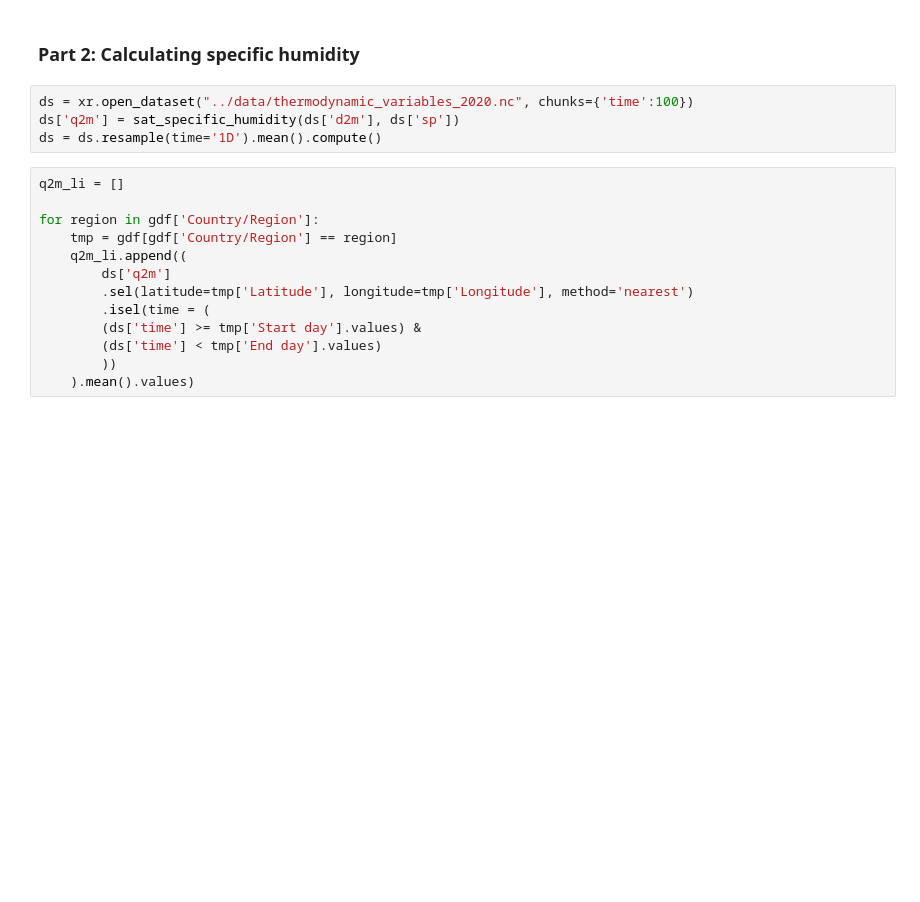
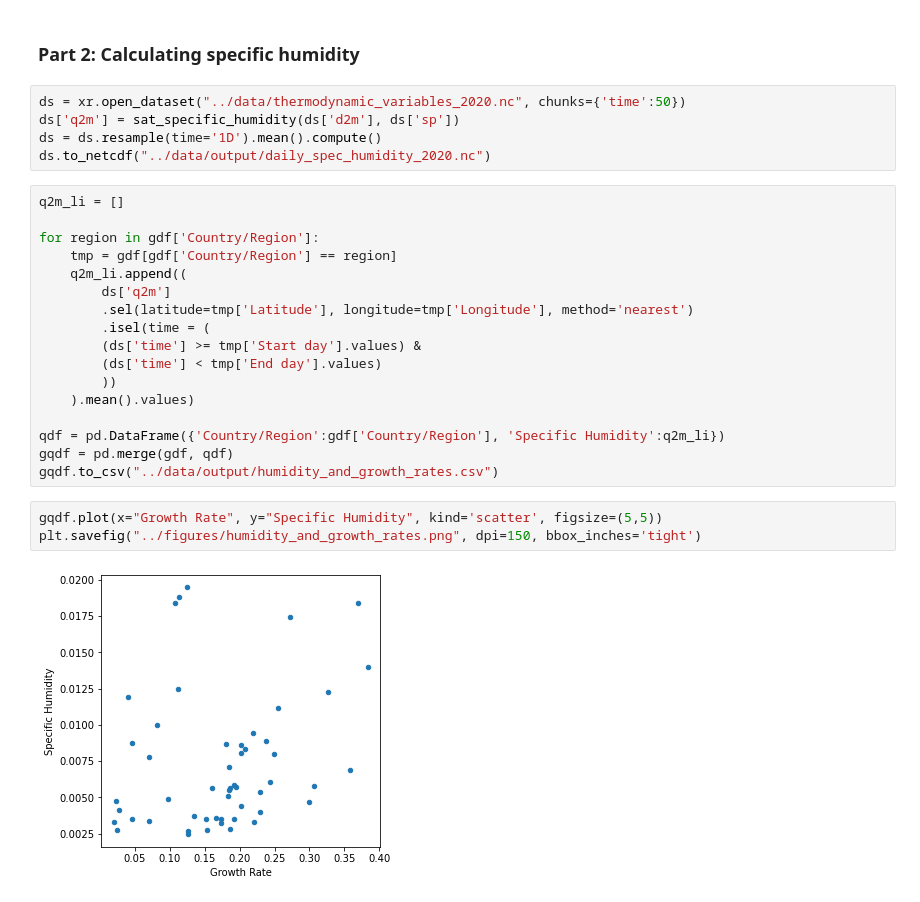
Before and after one commit to COVID-Weather/covid-environmental-factors, a Jupyter notebook: notebooks/1_humidity_and_growth_rates.ipynb, the cells around one changed output. Drawn from its saved outputs; the diff is of its cells as text; blank space fills up the shorter version.

```diff
--- a/notebooks/1_humidity_and_growth_rates.ipynb
+++ b/notebooks/1_humidity_and_growth_rates.ipynb
@@ -141,9 +140,10 @@ gdf
 # %% [markdown]
 ### Part 2: Calculating specific humidity
 # %%
-ds = xr.open_dataset("../data/thermodynamic_variables_2020.nc", chunks={'time':100})
+ds = xr.open_dataset("../data/thermodynamic_variables_2020.nc", chunks={'time':50})
 ds['q2m'] = sat_specific_humidity(ds['d2m'], ds['sp'])
 ds = ds.resample(time='1D').mean().compute()
+ds.to_netcdf("../data/output/daily_spec_humidity_2020.nc")
 # %%
 q2m_li = []
 
@@ -157,3 +157,12 @@ for region in gdf['Country/Region']:
         (ds['time'] < tmp['End day'].values)
         ))
     ).mean().values)
+
+qdf = pd.DataFrame({'Country/Region':gdf['Country/Region'], 'Specific Humidity':q2m_li})
+gqdf = pd.merge(gdf, qdf)
+gqdf.to_csv("../data/output/humidity_and_growth_rates.csv")
+# %%
+gqdf.plot(x="Growth Rate", y="Specific Humidity", kind='scatter', figsize=(5,5))
+plt.savefig("../figures/humidity_and_growth_rates.png", dpi=150, bbox_inches='tight')
+# %% [output]
+[figure, added]
```
Also changed, not shown: parts of 2 cells of this notebook, 3 other files.
